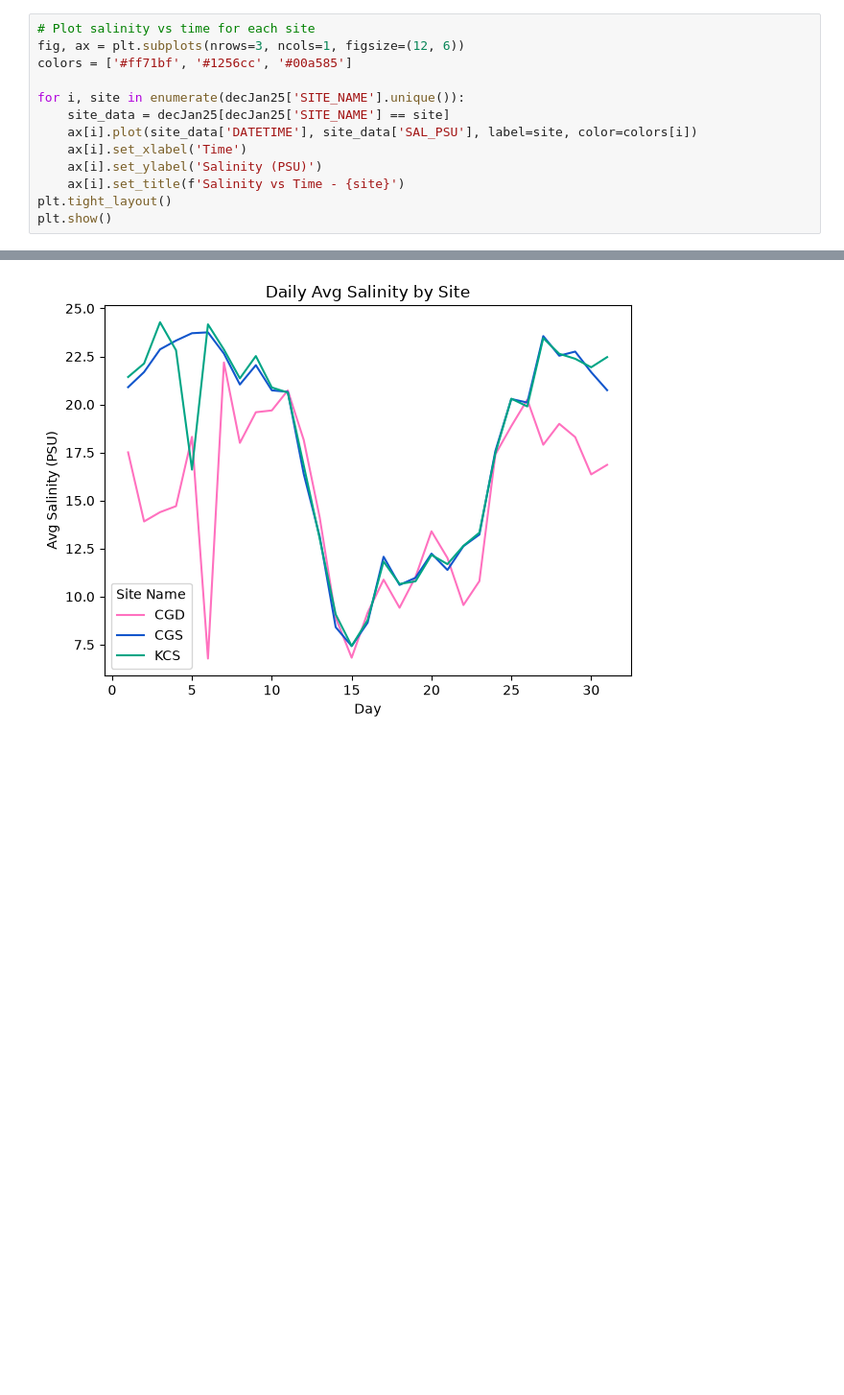
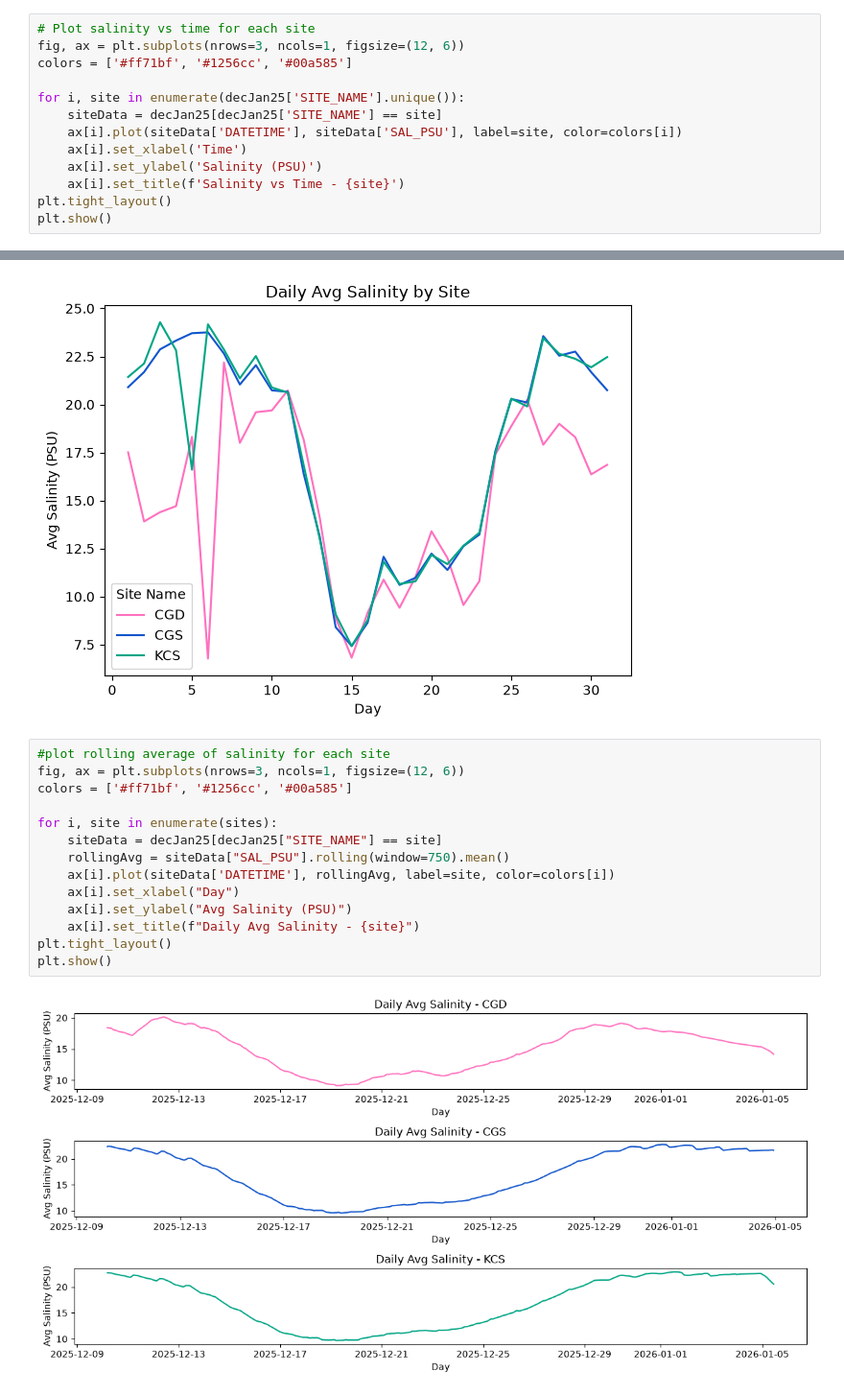
Before and after one commit to rippetl/atmospheric-rivers-skagit-bay, a Jupyter notebook: swinomish_sensor_data_viz.ipynb, the cells around one changed output, grey strips where cells are left out. Shown at 96% size. Drawn from its saved outputs; the diff is of its cells as text; blank space fills up the shorter version.

Commit message:
Added rolling average plot

```diff
--- a/swinomish_sensor_data_viz.ipynb
+++ b/swinomish_sensor_data_viz.ipynb
@@ -24,8 +24,8 @@ fig, ax = plt.subplots(nrows=3, ncols=1, figsize=(12, 6))
 colors = ['#ff71bf', '#1256cc', '#00a585']
 
 for i, site in enumerate(decJan25['SITE_NAME'].unique()):
-    site_data = decJan25[decJan25['SITE_NAME'] == site]
-    ax[i].plot(site_data['DATETIME'], site_data['SAL_PSU'], label=site, color=colors[i])
+    siteData = decJan25[decJan25['SITE_NAME'] == site]
+    ax[i].plot(siteData['DATETIME'], siteData['SAL_PSU'], label=site, color=colors[i])
     ax[i].set_xlabel('Time')
     ax[i].set_ylabel('Salinity (PSU)')
     ax[i].set_title(f'Salinity vs Time - {site}')
@@ -62,3 +62,19 @@ plt.show()
 # %% [output]
 [figure]
 [figure]
+# %%
+#plot rolling average of salinity for each site
+fig, ax = plt.subplots(nrows=3, ncols=1, figsize=(12, 6))
+colors = ['#ff71bf', '#1256cc', '#00a585']
+
+for i, site in enumerate(sites):
+    siteData = decJan25[decJan25["SITE_NAME"] == site]
+    rollingAvg = siteData["SAL_PSU"].rolling(window=750).mean()
+    ax[i].plot(siteData['DATETIME'], rollingAvg, label=site, color=colors[i])
+    ax[i].set_xlabel("Day")
+    ax[i].set_ylabel("Avg Salinity (PSU)")
+    ax[i].set_title(f"Daily Avg Salinity - {site}")
+plt.tight_layout()
+plt.show()
+# %% [output]
+[figure, added]
```
